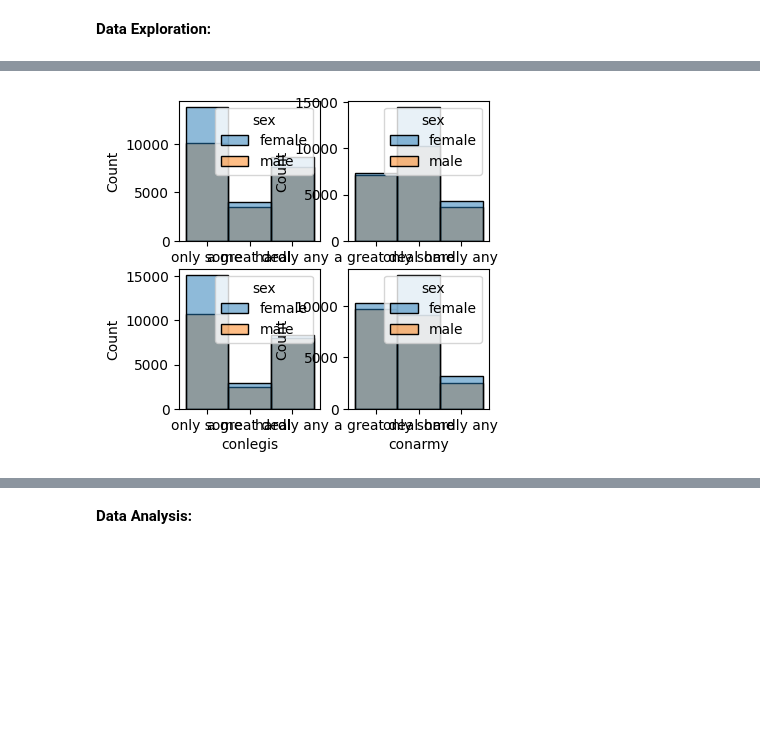
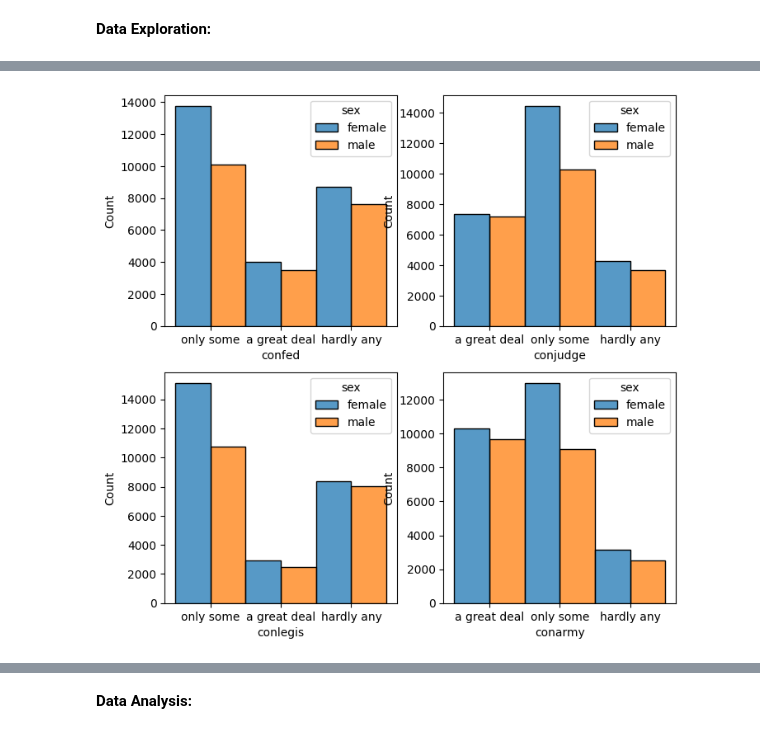
Before and after one commit to kaykizzzle/ML-project-1, a Jupyter notebook: GSS Project Code.ipynb, the cells around one changed output, grey strips where cells are left out. Cells and saved outputs as stored; diff of their text form; code cells hidden in the pictures; blank space fills up the shorter version.

```diff
--- a/GSS Project Code.ipynb
+++ b/GSS Project Code.ipynb
@@ -164,16 +163,15 @@ plt.show()
 # %%
-# The confidence in federal government seems the most interesting.
-# Compared to biological sex.
+# The confidence in federal government seems the most interesting, here compared to biological sex.
 
-fig, axs = plt.subplots(2, 2, figsize=(4,4))
+fig, axs = plt.subplots(2, 2, figsize=(8,8))
 
-sns.histplot(data=df, x='confed', hue='sex', ax=axs[0, 0])
-sns.histplot(data=df, x='conjudge', hue='sex', ax=axs[0, 1])
-sns.histplot(data=df, x='conlegis', hue='sex', ax=axs[1, 0])
-sns.histplot(data=df, x='conarmy', hue='sex', ax=axs[1, 1])
+sns.histplot(data=df, x='confed', hue='sex', multiple='dodge', ax=axs[0, 0])
+sns.histplot(data=df, x='conjudge', hue='sex', multiple='dodge', ax=axs[0, 1])
+sns.histplot(data=df, x='conlegis', hue='sex', multiple='dodge', ax=axs[1, 0])
+sns.histplot(data=df, x='conarmy', hue='sex', multiple='dodge', ax=axs[1, 1])
 
 plt.show()
 # %% [output]
-[figure, old version]
+[figure, new version]
 # %%
 # Compared to race.
```
Also changed, not shown: parts of 11 cells of this notebook.
